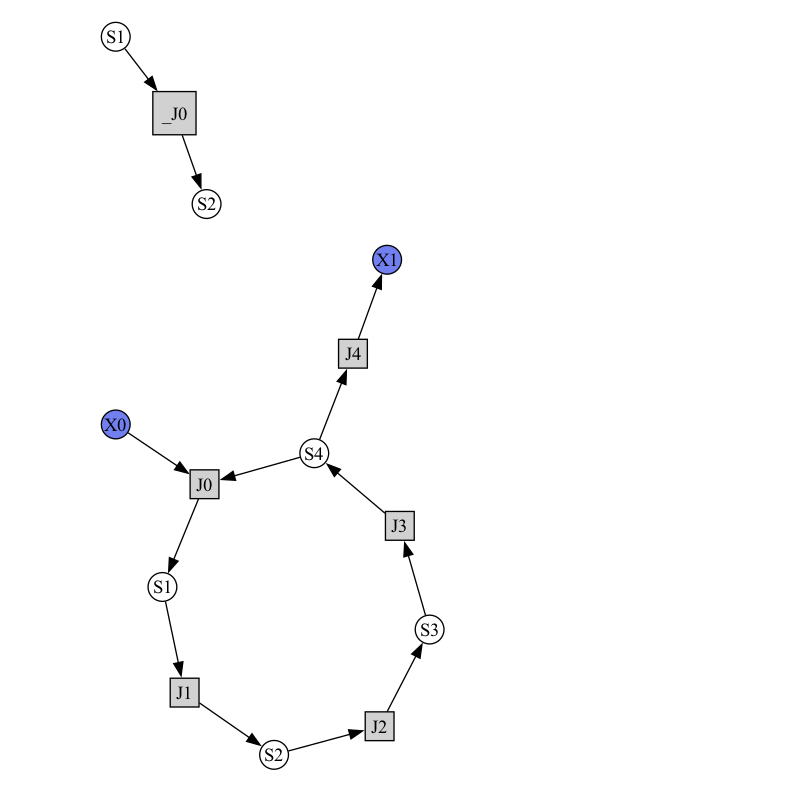
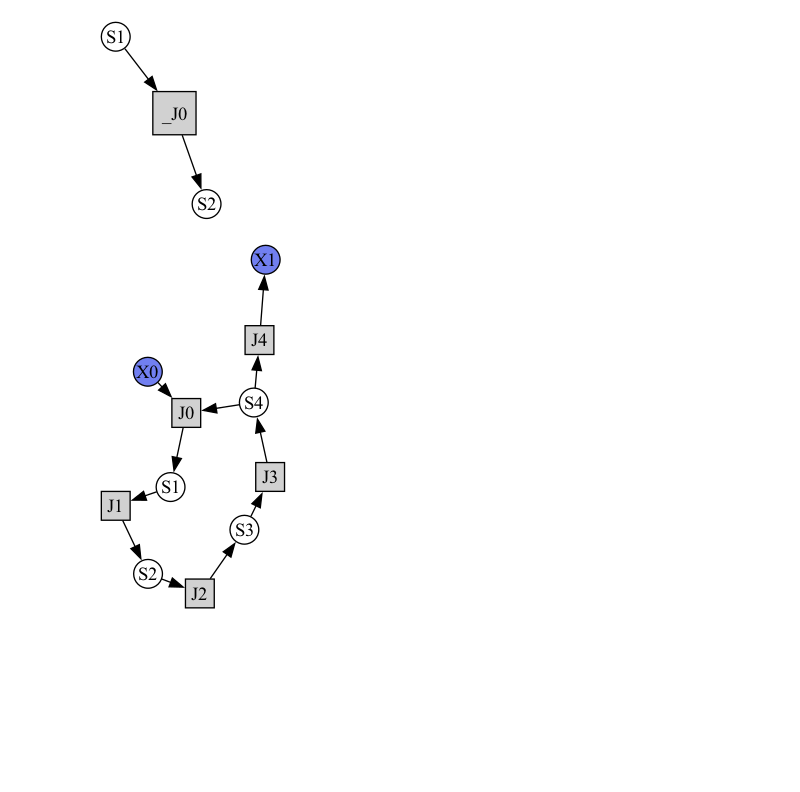
Before and after one commit to viktorashi/Open-CoNtRol, a Jupyter notebook: notebookuri/graph.ipynb, the cells around one changed output. Drawn from its saved outputs; the diff is of its cells as text; code cells hidden in the pictures; blank space fills up the shorter version.

```diff
--- a/notebookuri/graph.ipynb
+++ b/notebookuri/graph.ipynb
@@ -12,26 +12,26 @@ r.draw(width=100)
 # %%
 import tellurium as te
 
 
 r = te.loada('''
 model feedback()
-   // Reactions:http://localhost:8888/notebooks/core/tellurium_export.ipynb#
+
    J0: $X0 -> S1; (VM1 * (X0 - S1/Keq1))/(1 + X0 + S1 +   S4^h);
    J1: S1 -> S2; (10 * S1 - 2 * S2) / (1 + S1 + S2);
    J2: S2 -> S3; (10 * S2 - 2 * S3) / (1 + S2 + S3);
    J3: S3 -> S4; (10 * S3 - 2 * S4) / (1 + S3 + S4);
    J4: S4 -> $X1; (V4 * S4) / (KS4 + S4);
 
   // Species initializations:
   S1 = 0; S2 = 0; S3 = 0;
   S4 = 0; X0 = 10; X1 = 0;
 
   // Variable initialization:
   VM1 = 10; Keq1 = 10; h = 10; V4 = 2.5; KS4 = 0.5;
 end''')
 
 # simulate using variable step size
 r.integrator.setValue('variable_step_size', True)
-r.draw(width=200)
+r.draw(width=200,layout='fdp')
 # %% [output]
-[figure, old version]
+[figure, new version]
```
Also changed, not shown: parts of 3 cells of this notebook, 3 other files.
